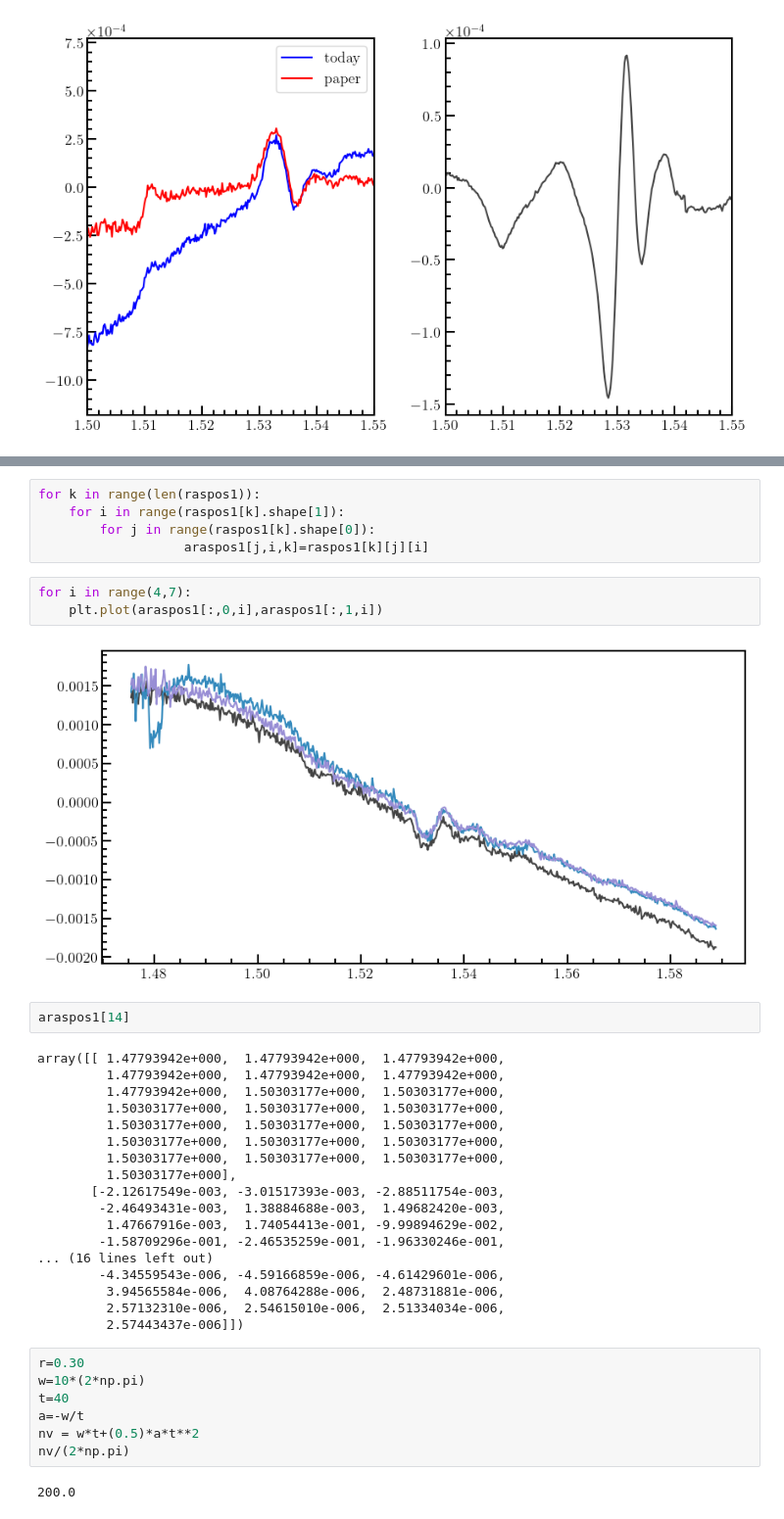
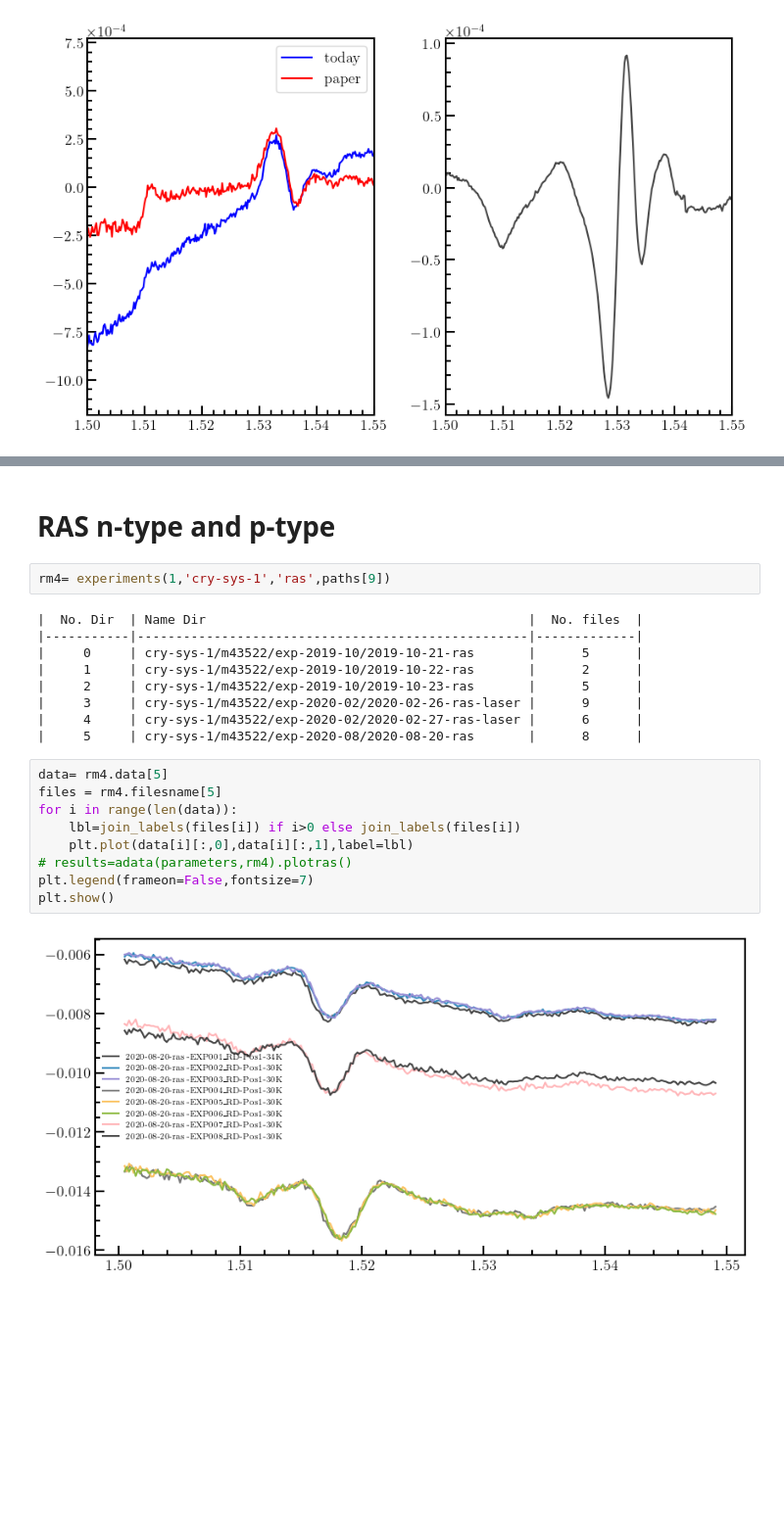
Before and after one commit to RUCO13/ruco-phd-project, a Jupyter notebook: scripts/ras-exp.ipynb, the cells around one changed output, grey strips where cells are left out. Shown at 98% size. Saved outputs shown, nothing was run; the diff lists cells and outputs as text; blank space fills up the shorter version.

```diff
--- a/scripts/ras-exp.ipynb
+++ b/scripts/ras-exp.ipynb
@@ -833,39 +802,24 @@ araspos2=np.empty((maxrows,maxcols,len(raspos2)),dtype=float)
-# %%
-for k in range(len(raspos1)):
-    for i in range(raspos1[k].shape[1]):
-        for j in range(raspos1[k].shape[0]):
-                   araspos1[j,i,k]=raspos1[k][j][i]
-# %%
-for i in range(4,7):
-    plt.plot(araspos1[:,0,i],araspos1[:,1,i])
-# %% [output]
-[figure, removed]
-# %%
-araspos1[14]
-# %% [output]
-array([[ 1.47793942e+000,  1.47793942e+000,  1.47793942e+000,
-         1.47793942e+000,  1.47793942e+000,  1.47793942e+000,
-         1.47793942e+000,  1.50303177e+000,  1.50303177e+000,
-         1.50303177e+000,  1.50303177e+000,  1.50303177e+000,
-         1.50303177e+000,  1.50303177e+000,  1.50303177e+000,
-         1.50303177e+000,  1.50303177e+000,  1.50303177e+000,
-         1.50303177e+000,  1.50303177e+000,  1.50303177e+000,
-         1.50303177e+000],
-       [-2.12617549e-003, -3.01517393e-003, -2.88511754e-003,
-        -2.46493431e-003,  1.38884688e-003,  1.49682420e-003,
-         1.47667916e-003,  1.74054413e-001, -9.99894629e-002,
-        -1.58709296e-001, -2.46535259e-001, -1.96330246e-001,
-... (16 lines left out)
-        -4.34559543e-006, -4.59166859e-006, -4.61429601e-006,
-         3.94565584e-006,  4.08764288e-006,  2.48731881e-006,
-         2.57132310e-006,  2.54615010e-006,  2.51334034e-006,
-         2.57443437e-006]])
-# %%
-r=0.30
-w=10*(2*np.pi)
-t=40
-a=-w/t
-nv = w*t+(0.5)*a*t**2
-nv/(2*np.pi)
-# %% [output]
-200.0
+# %% [markdown]
+# RAS n-type and p-type
+# %%
+rm4= experiments(1,'cry-sys-1','ras',paths[9])
+# %% [output]
+|  No. Dir  | Name Dir                                          |  No. files  |
+|-----------|---------------------------------------------------|-------------|
+|     0     | cry-sys-1/m43522/exp-2019-10/2019-10-21-ras       |      5      |
+|     1     | cry-sys-1/m43522/exp-2019-10/2019-10-22-ras       |      2      |
+|     2     | cry-sys-1/m43522/exp-2019-10/2019-10-23-ras       |      5      |
+|     3     | cry-sys-1/m43522/exp-2020-02/2020-02-26-ras-laser |      9      |
+|     4     | cry-sys-1/m43522/exp-2020-02/2020-02-27-ras-laser |      6      |
+|     5     | cry-sys-1/m43522/exp-2020-08/2020-08-20-ras       |      8      |
+# %%
+data= rm4.data[5]
+files = rm4.filesname[5]
+for i in range(len(data)):
+    lbl=join_labels(files[i]) if i>0 else join_labels(files[i])
+    plt.plot(data[i][:,0],data[i][:,1],label=lbl)
+# results=adata(parameters,rm4).plotras()
+plt.legend(frameon=False,fontsize=7)
+plt.show()
+# %% [output]
+[figure, added]
```
Also changed, not shown: parts of 8 cells of this notebook, 11 other files.
